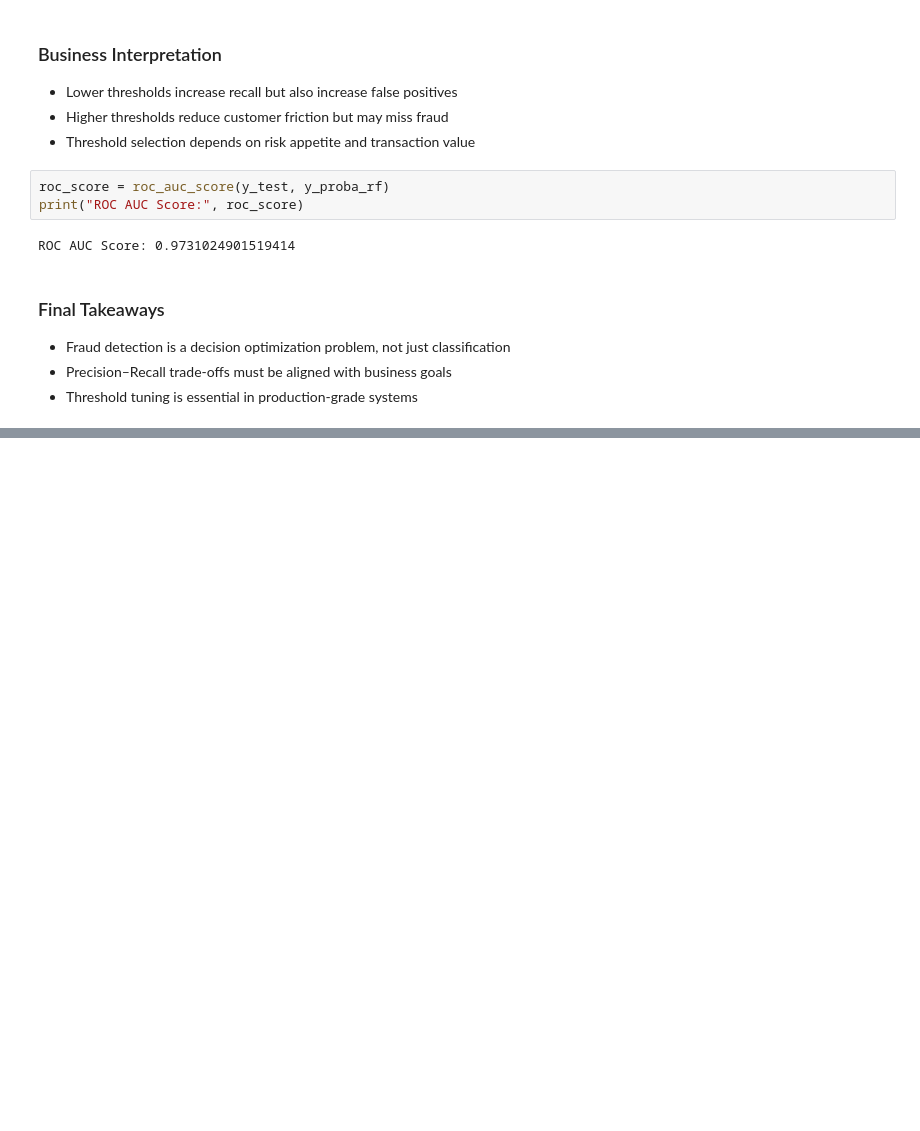
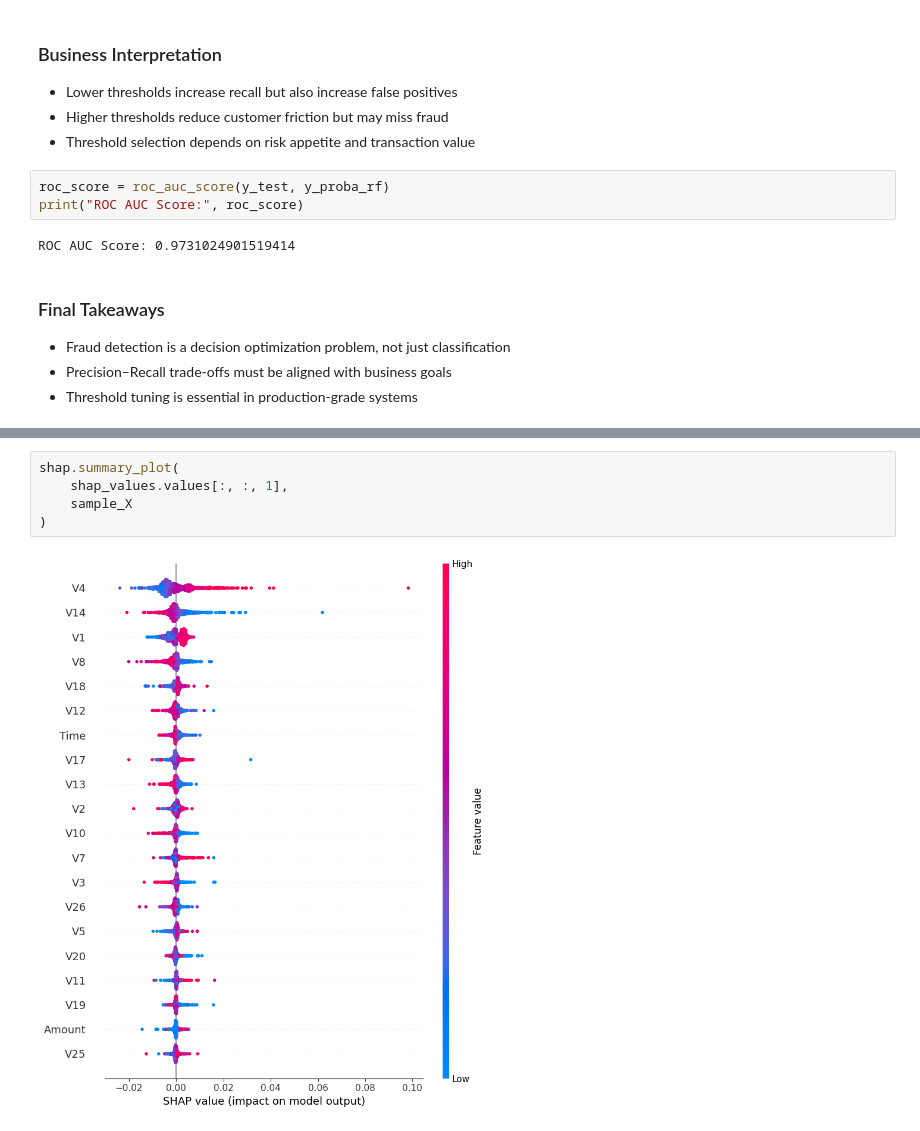
Before and after one commit to thepadmashali17/SentinelPay---Ai-Powered-fraud-detection, a Jupyter notebook: SentinelPay/ml/notebooks/03_fraud_detection_models.ipynb, the cells around one changed output, grey strips where cells are left out. Drawn from its saved outputs; the diff is of its cells as text; blank space fills up the shorter version.

```diff
--- a/SentinelPay/ml/notebooks/03_fraud_detection_models.ipynb
+++ b/SentinelPay/ml/notebooks/03_fraud_detection_models.ipynb
@@ -197,0 +267,7 @@ ROC AUC Score: 0.9731024901519414
+# %%
+shap.summary_plot(
+    shap_values.values[:, :, 1],
+    sample_X
+)
+# %% [output]
+[figure, added]
```
Also changed, not shown: parts of 7 cells of this notebook.
